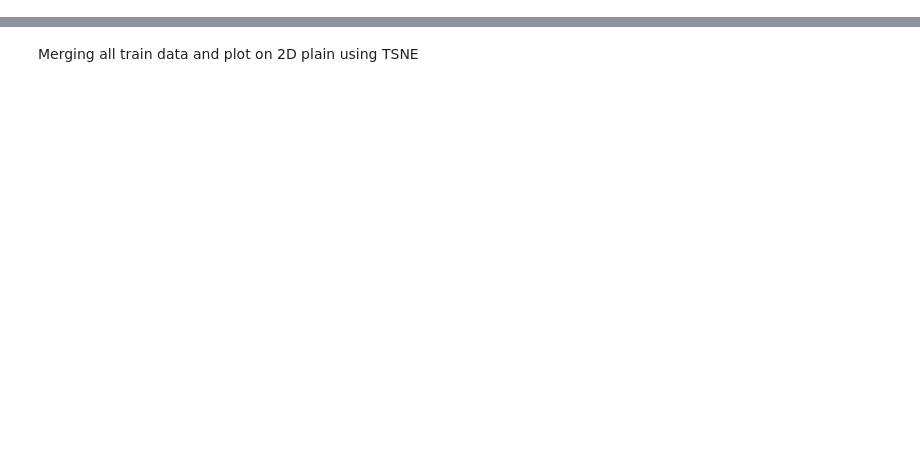
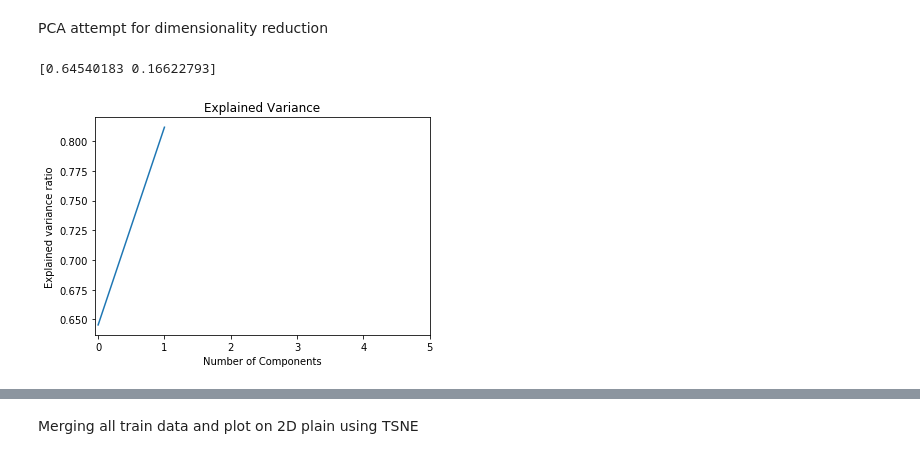
Before and after one commit to telenovelachuan/predictive_widget_maintenance, a Jupyter notebook: notebooks/clustering.ipynb, the cells around one changed output, grey strips where cells are left out. Cells and saved outputs as stored; diff of their text form; code cells hidden in the pictures; blank space fills up the shorter version.

```diff
--- a/notebooks/clustering.ipynb
+++ b/notebooks/clustering.ipynb
@@ -53 +84,18 @@ tsne_vectors = tsne_model_0.fit_transform(rms_0[rms_0.columns[1:]])
+# %% [markdown]
+PCA attempt for dimensionality reduction
+# %%
+pca = PCA(n_components=2)
+pca_result = pca.fit_transform(transform_column(df_all))
+print(pca.explained_variance_ratio_)
+
+plt.figure()
+plt.plot(np.cumsum(pca.explained_variance_ratio_))
+plt.xlabel("Number of Components")
+plt.ylabel("Explained variance ratio")
+plt.title("Explained Variance")
+plt.xticks(np.arange(0, 6, 1))
+plt.show()
+# %% [output]
+[0.64540183 0.16622793]
+[figure, added]
 # %%
```
Also changed, not shown: parts of 14 cells of this notebook.
